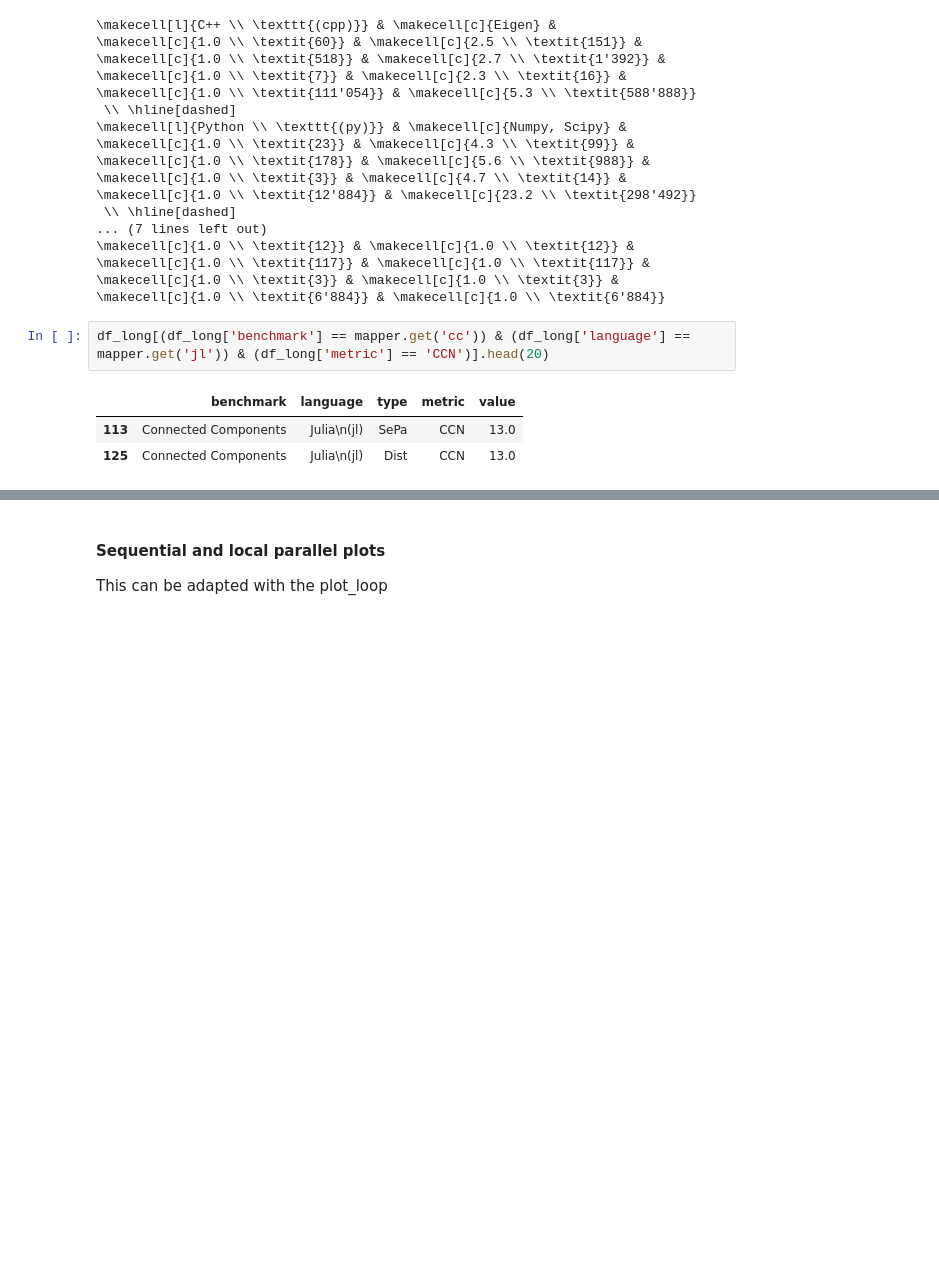
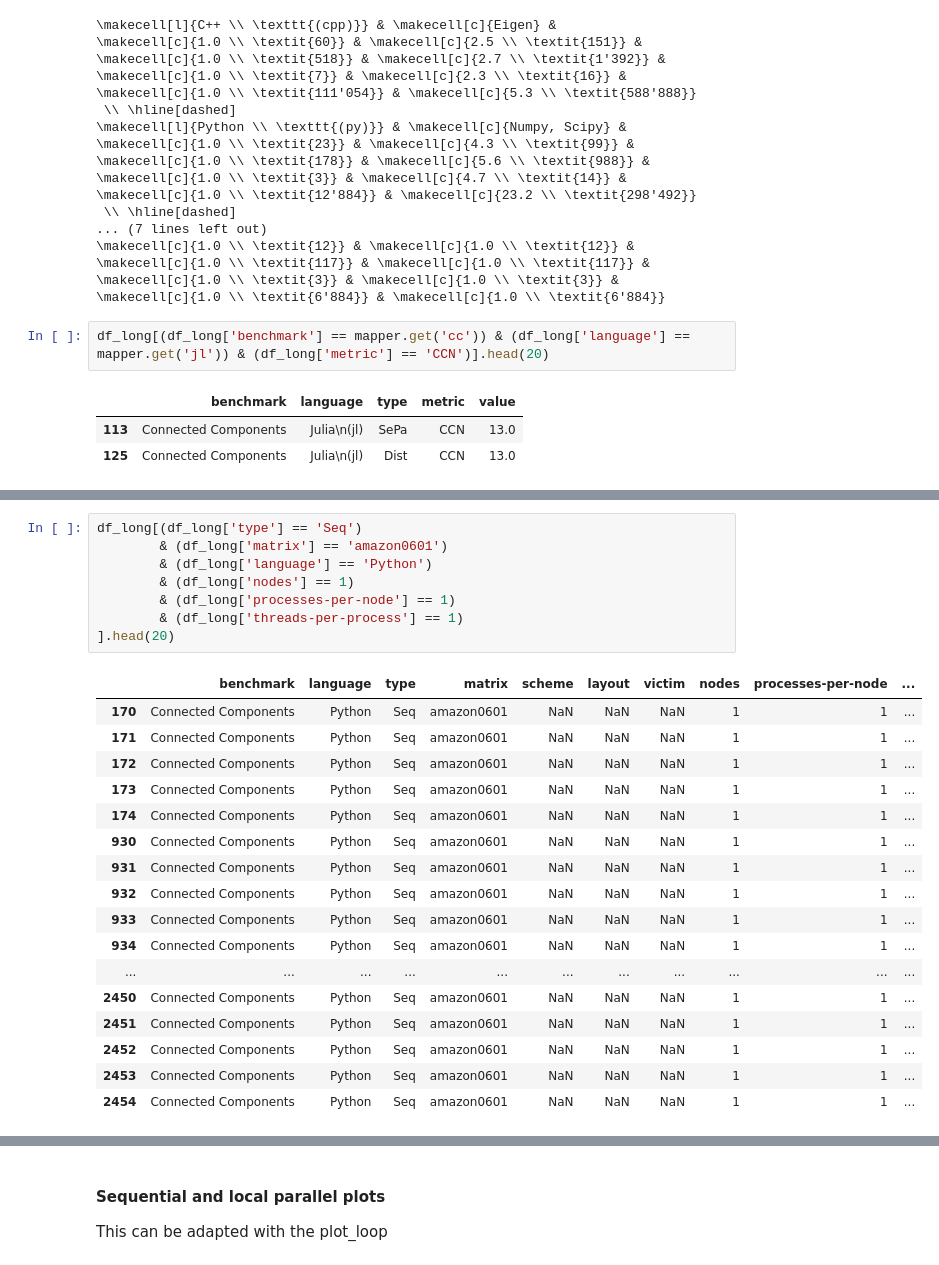
Before and after one commit to GuilloteauQ/daphnesched2, a Jupyter notebook: plots/plots.ipynb, the cells around one changed output, grey strips where cells are left out. Drawn from its saved outputs; the diff is of its cells as text; blank space fills up the shorter version.

```diff
--- a/plots/plots.ipynb
+++ b/plots/plots.ipynb
@@ -750,0 +683,26 @@ df_long.head(10)
+# %%
+df_long[(df_long['type'] == 'Seq')
+        & (df_long['matrix'] == 'amazon0601')
+        & (df_long['language'] == 'Python')
+        & (df_long['nodes'] == 1)
+        & (df_long['processes-per-node'] == 1)
+        & (df_long['threads-per-process'] == 1)
+].head(20)
+# %% [output]
+|  | benchmark | language | type | matrix | scheme | layout | victim | nodes | processes-per-node | ... |
+| 170 | Connected Components | Python | Seq | amazon0601 | NaN | NaN | NaN | 1 | 1 | ... |
+| 171 | Connected Components | Python | Seq | amazon0601 | NaN | NaN | NaN | 1 | 1 | ... |
+| 172 | Connected Components | Python | Seq | amazon0601 | NaN | NaN | NaN | 1 | 1 | ... |
+| 173 | Connected Components | Python | Seq | amazon0601 | NaN | NaN | NaN | 1 | 1 | ... |
+| 174 | Connected Components | Python | Seq | amazon0601 | NaN | NaN | NaN | 1 | 1 | ... |
+| 930 | Connected Components | Python | Seq | amazon0601 | NaN | NaN | NaN | 1 | 1 | ... |
+| 931 | Connected Components | Python | Seq | amazon0601 | NaN | NaN | NaN | 1 | 1 | ... |
+| 932 | Connected Components | Python | Seq | amazon0601 | NaN | NaN | NaN | 1 | 1 | ... |
+| 933 | Connected Components | Python | Seq | amazon0601 | NaN | NaN | NaN | 1 | 1 | ... |
+| 934 | Connected Components | Python | Seq | amazon0601 | NaN | NaN | NaN | 1 | 1 | ... |
+| ... | ... | ... | ... | ... | ... | ... | ... | ... | ... | ... |
+| 2450 | Connected Components | Python | Seq | amazon0601 | NaN | NaN | NaN | 1 | 1 | ... |
+| 2451 | Connected Components | Python | Seq | amazon0601 | NaN | NaN | NaN | 1 | 1 | ... |
+| 2452 | Connected Components | Python | Seq | amazon0601 | NaN | NaN | NaN | 1 | 1 | ... |
+| 2453 | Connected Components | Python | Seq | amazon0601 | NaN | NaN | NaN | 1 | 1 | ... |
+| 2454 | Connected Components | Python | Seq | amazon0601 | NaN | NaN | NaN | 1 | 1 | ... |
```
Also changed, not shown: parts of 9 cells of this notebook, 11 other files.
